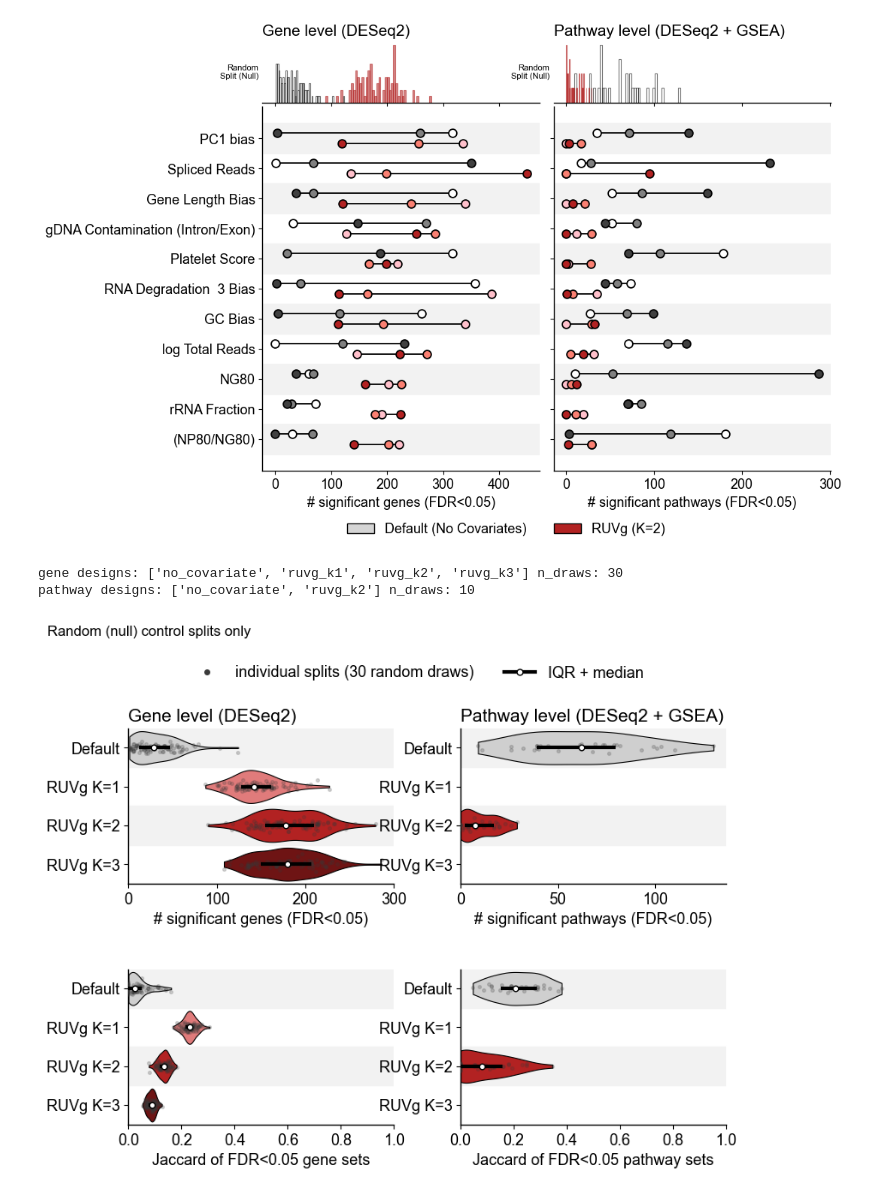
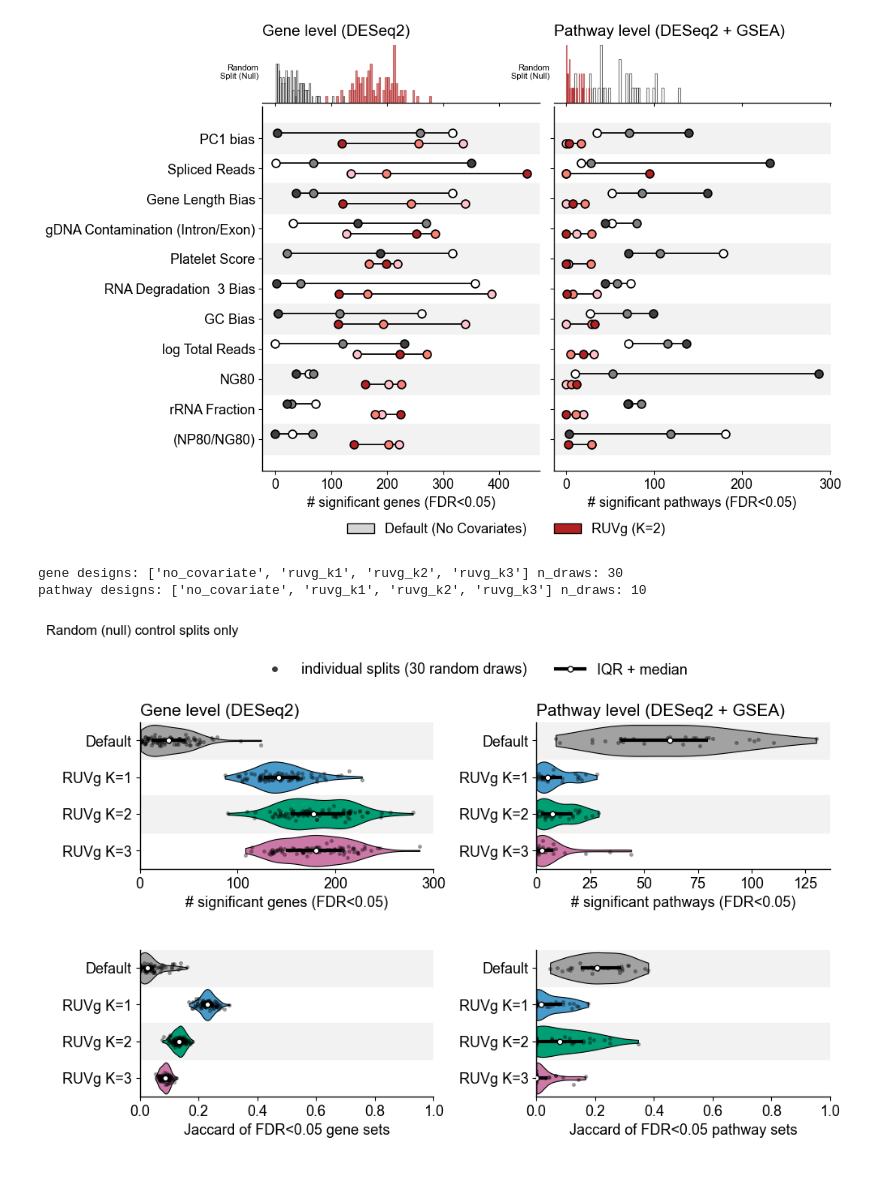
Before and after one commit to jmj3078/cfRNA_NormativeModeling, a Jupyter notebook: EDA/9_control_split_variation.ipynb, the cells around one changed output. Drawn from its saved outputs; the diff is of its cells as text; code cells hidden in the pictures.

Commit message:
k1, k2, k3 pathway random split result +

```diff
--- a/EDA/9_control_split_variation.ipynb
+++ b/EDA/9_control_split_variation.ipynb
@@ -511,6 +512,8 @@ p_rand['design'] = p_rand.method.str.replace('deseq2__', '', regex=False)
 print('gene designs:', sorted(g_rand.design.unique()), 'n_draws:', g_rand.tag.nunique())
 print('pathway designs:', sorted(p_rand.design.unique()), 'n_draws:', p_rand.tag.nunique())
 
+DESIGN_C = {'no_covariate': '#A2A2A2', 'ruvg_k1': '#489ACA', 'ruvg_k2': '#009E73',
+            'ruvg_k3': '#CC79A7'}
 DESIGN_LABEL = {'no_covariate': 'Default', 'ruvg_k1': 'RUVg K=1',
                 'ruvg_k2': 'RUVg K=2', 'ruvg_k3': 'RUVg K=3'}
 SPLITS = ['T0', 'T1', 'T2']
@@ -530,37 +533,37 @@ def violin_panel(ax, df, cols, xlabel, title=None, xlim=None):
         vp = ax.violinplot([vals], positions=[i], vert=False, widths=0.85,
                            showextrema=False, showmedians=False)
         for body in vp['bodies']:
-            body.set(facecolor=DESIGN_STYLE[d]['color'], edgecolor='black',
+            body.set(facecolor=DESIGN_C[d], edgecolor='black',
                      linewidth=0.8, alpha=1.0, zorder=2)
-        ax.scatter(vals, rng.normal(i, 0.07, len(vals)), s=7, color='#3A3A3A',
-                   alpha=0.2, zorder=3)
+        ax.scatter(vals, rng.normal(i, 0.07, len(vals)), s=7, color='black',
+                   alpha=0.3, zorder=3)
         q1, med, q3 = np.percentile(vals, [25, 50, 75])
         ax.plot([q1, q3], [i, i], color='black', lw=3, solid_capstyle='butt', zorder=4)
         ax.scatter([med], [i], s=22, facecolor='white', edgecolor='black', lw=1, zorder=5)
     ax.set_yticks(range(len(ALL_DESEQ2_DESIGNS)))
     ax.set_yticklabels([DESIGN_LABEL[d] for d in ALL_DESEQ2_DESIGNS])
     ax.set_ylim(len(ALL_DESEQ2_DESIGNS) - 0.5, -0.5)
     ax.set_xlabel(xlabel)
     ax.set_xlim(*xlim) if xlim else ax.set_xlim(left=0)
     if title:
         ax.set_title(title, loc='left')
 
 
-fig, axs = plt.subplots(2, 2, figsize=(9, 6), gridspec_kw=dict(hspace=0.55, wspace=0.25))
+fig, axs = plt.subplots(2, 2, figsize=(11, 6), gridspec_kw=dict(hspace=0.55, wspace=0.35))
 violin_panel(axs[0, 0], g_rand, NSIG_COLS, '# significant genes (FDR<0.05)', 'Gene level (DESeq2)')
 violin_panel(axs[0, 1], p_rand, NSIG_COLS, '# significant pathways (FDR<0.05)', 'Pathway level (DESeq2 + GSEA)')
 violin_panel(axs[1, 0], g_rand, JACC_COLS, 'Jaccard of FDR<0.05 gene sets', xlim=(0, 1))
 violin_panel(axs[1, 1], p_rand, JACC_COLS, 'Jaccard of FDR<0.05 pathway sets', xlim=(0, 1))
 
 handles = [plt.Line2D([], [], ls='', marker='o', ms=4, color='#3A3A3A',
                       label='individual splits (30 random draws)'),
            plt.Line2D([], [], color='black', lw=3, marker='o', ms=5,
                       markerfacecolor='white', label='IQR + median')]
 fig.legend(handles=handles, loc='upper center', ncol=2, frameon=False, bbox_to_anchor=(0.5, 1.03))
 fig.suptitle('Random (null) control splits only', x=0.02, ha='left', y=1.08)
 plt.savefig(config.CTRL_COMP_FIG_DIR / 'random_split_core.png', dpi=150, bbox_inches='tight')
 plt.show()
 # %% [output]
 gene designs: ['no_covariate', 'ruvg_k1', 'ruvg_k2', 'ruvg_k3'] n_draws: 30
-pathway designs: ['no_covariate', 'ruvg_k2'] n_draws: 10
+pathway designs: ['no_covariate', 'ruvg_k1', 'ruvg_k2', 'ruvg_k3'] n_draws: 10
-[figure, old version]
+[figure, new version]
```
Also changed, not shown: parts of 2 cells of this notebook, 4 other files.
